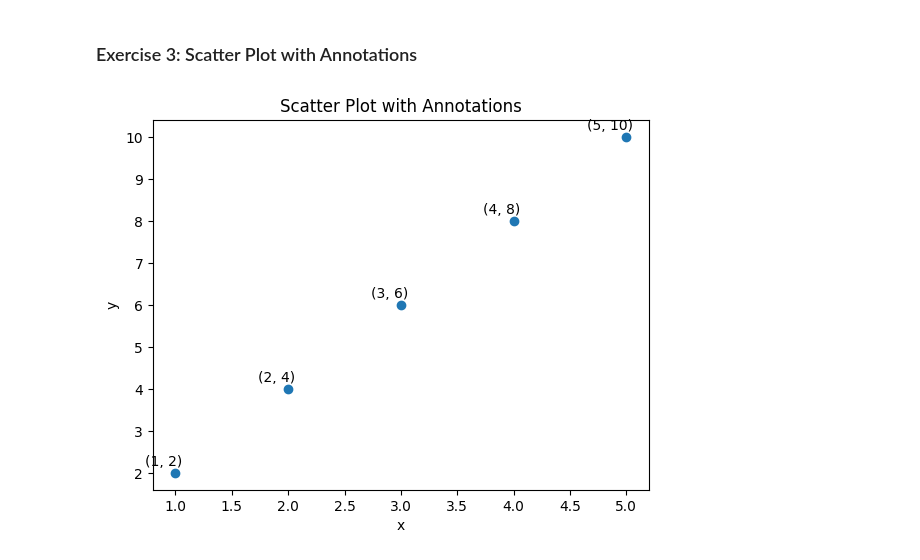
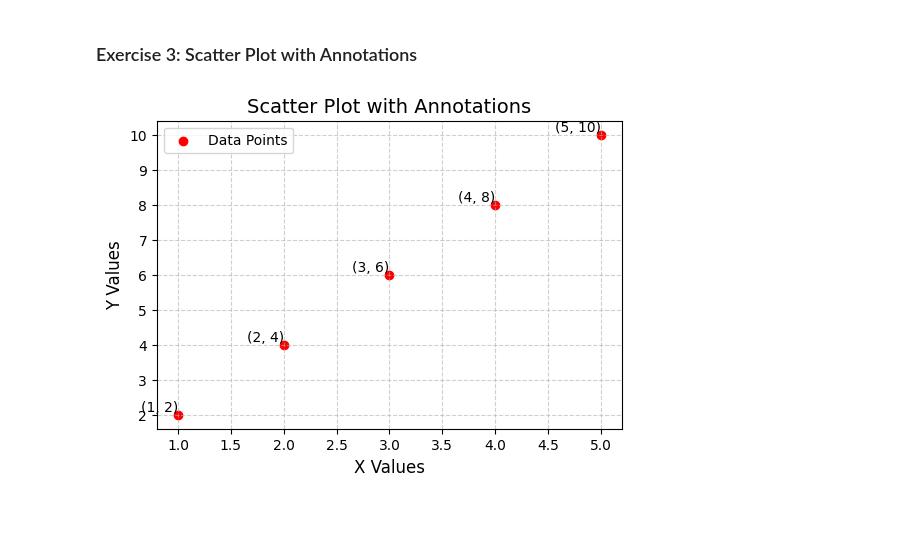
Before and after one commit to Vandanagm/python-jupyter-template, a Jupyter notebook: src/3-scatter-plot.ipynb, the cells around one changed output. Saved outputs shown, nothing was run; the diff lists cells and outputs as text; code cells hidden in the pictures; blank space fills up the shorter version.

```diff
--- a/src/3-scatter-plot.ipynb
+++ b/src/3-scatter-plot.ipynb
@@ -3,21 +3,27 @@
 # %%
 # TASK: Create a scatter plot with x = [1, 2, 3, 4, 5] and y = [2, 4, 6, 8, 10].
 # Annotate each point with its (x, y) value, and set the title as 'Scatter Plot with Annotations'.
 import matplotlib.pyplot as plt
 
+
 x = [1, 2, 3, 4, 5]
 y = [2, 4, 6, 8, 10]
 
-plt.scatter(x, y)
+
+plt.figure(figsize=(6, 4))
+plt.scatter(x, y, color='red', marker='o', label='Data Points')
 
 
 for i in range(len(x)):
-    plt.annotate(f'({x[i]}, {y[i]})', (x[i], y[i]), textcoords="offset points", xytext=(5,5), ha='right')
+    plt.text(x[i], y[i], f'({x[i]}, {y[i]})', fontsize=10, ha='right', va='bottom')
 
-plt.xlabel('x')
-plt.ylabel('y')
-plt.title('Scatter Plot with Annotations')
+plt.title('Scatter Plot with Annotations', fontsize=14)
+plt.xlabel('X Values', fontsize=12)
+plt.ylabel('Y Values', fontsize=12)
+plt.grid(True, linestyle='--', alpha=0.6)
+plt.legend()
+
 
 plt.show()
 # %% [output]
-[figure, old version]
+[figure, new version]
```
Also changed, not shown: 5 other files.
